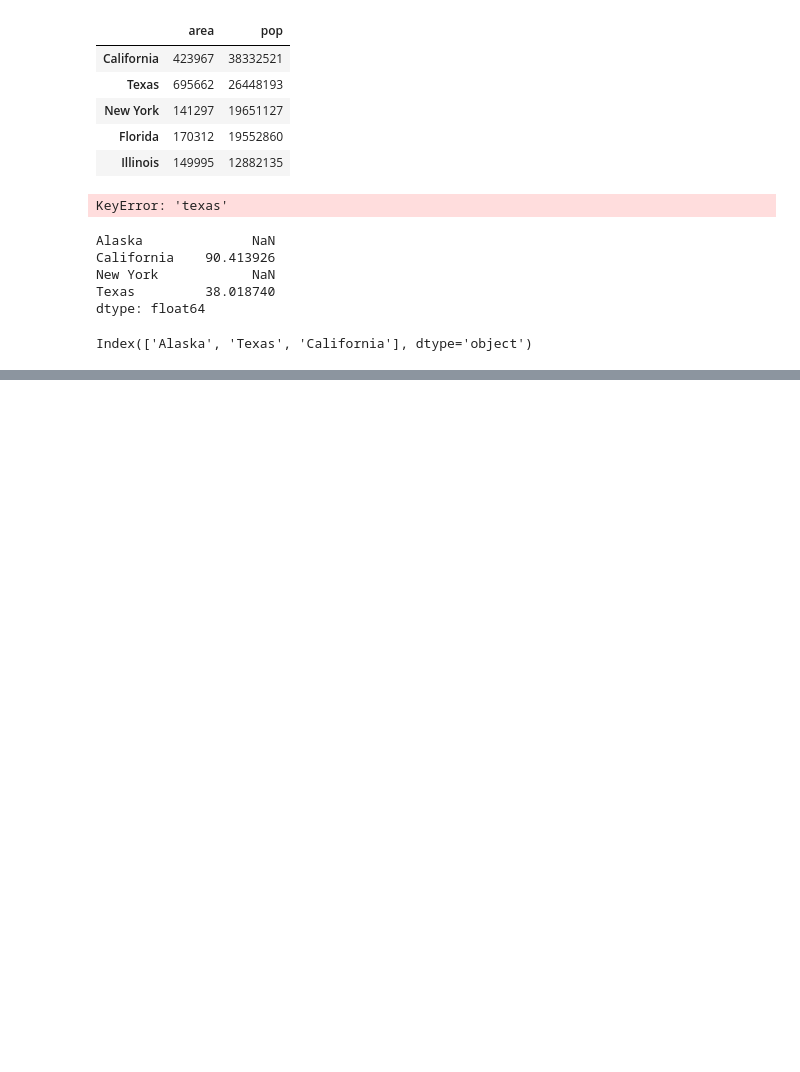
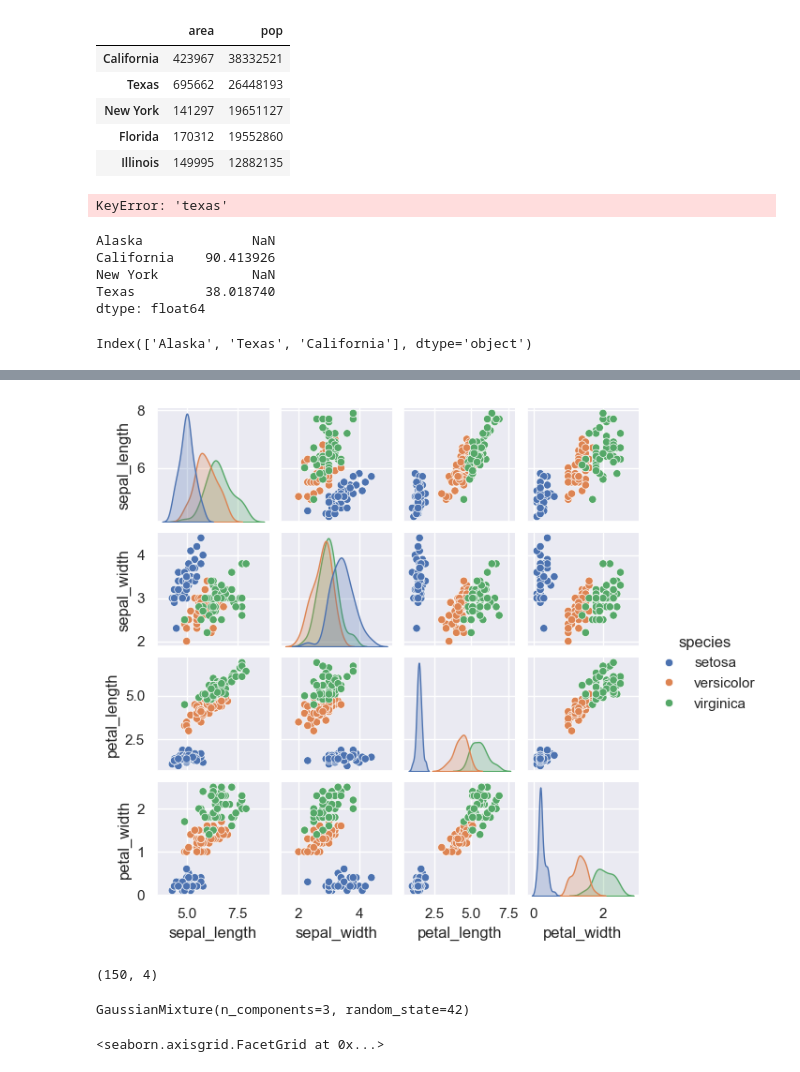
Before and after one commit to AwesomeJuneKim/AIprogramming, a Jupyter notebook: LectureNote.ipynb, the cells around one changed output, grey strips where cells are left out. Drawn from its saved outputs; the diff is of its cells as text; code cells hidden in the pictures; blank space fills up the shorter version.

```diff
--- a/LectureNote.ipynb
+++ b/LectureNote.ipynb
@@ -238,0 +305,5 @@ Index(['Alaska', 'Texas', 'California'], dtype='object')
+# %%
+%matplotlib
+import seaborn as sns;
+sns.set()
+sns.pairplot(iris, hue='species');
@@ -238,0 +323,4 @@ Index(['Alaska', 'Texas', 'California'], dtype='object')
+# %%
+import seaborn as sns
+iris = sns.load_dataset('iris')
+iris.head()
@@ -238,0 +334,11 @@ Index(['Alaska', 'Texas', 'California'], dtype='object')
+# %%
+%matplotlib inline
+import seaborn as sns; sns.set()
+sns.pairplot(iris, hue='species', size=1.5);
+# %% [output]
+[figure, added]
+# %%
+X_iris = iris.drop('species', axis=1)
+X_iris.shape
+# %% [output]
+(150, 4)
@@ -238,0 +348,6 @@ Index(['Alaska', 'Texas', 'California'], dtype='object')
+# %%
+from sklearn.mixture import GaussianMixture
+model = GaussianMixture(n_components=3, random_state=42)
+model.fit(X_iris)
+# %% [output]
+GaussianMixture(n_components=3, random_state=42)
@@ -238,0 +356,4 @@ Index(['Alaska', 'Texas', 'California'], dtype='object')
+# %%
+sns.lmplot(x='sepal_length', y='petal_width', data=iris, hue='species')
+# %% [output]
+<seaborn.axisgrid.FacetGrid at 0x...>
```
Also changed, not shown: parts of 20 cells of this notebook, 3 other files.
